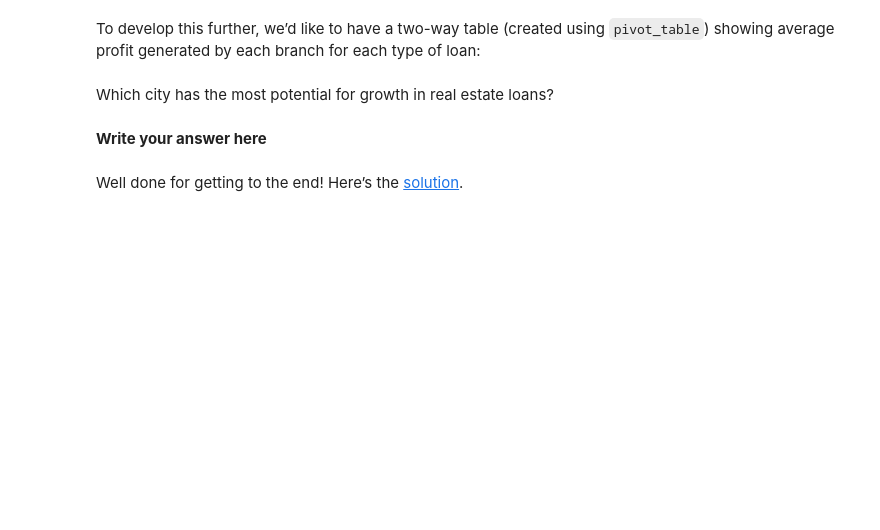
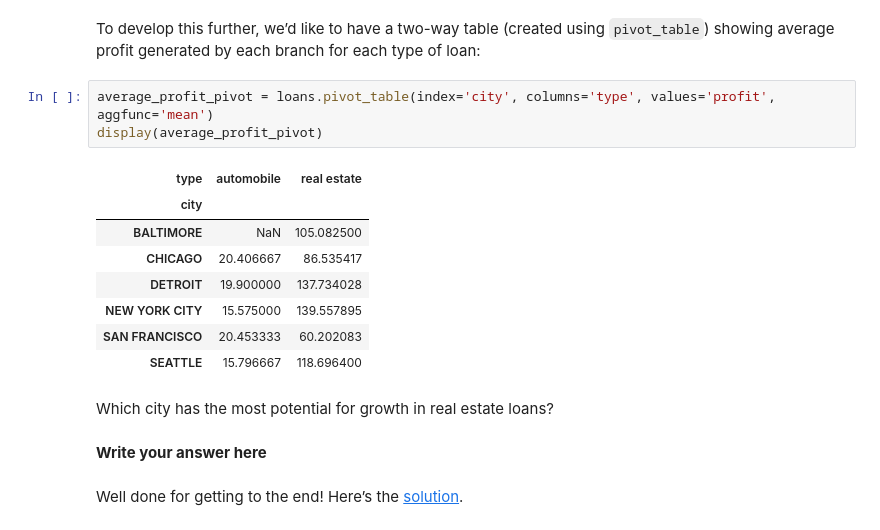
Before and after one commit to HafisMamoun/Open-ClassroomProjectVersion2, a Jupyter notebook: notebooks/P2/P2C4 - Aggregate Data Using Pandas.ipynb, the cells around one changed output. Drawn from its saved outputs; the diff is of its cells as text; blank space fills up the shorter version.

```diff
--- a/notebooks/P2/P2C4 - Aggregate Data Using Pandas.ipynb
+++ b/notebooks/P2/P2C4 - Aggregate Data Using Pandas.ipynb
@@ -39,5 +87,17 @@ Calculate the total profit earned at each branch by loan type. You need to prese
 # %% [markdown]
 To develop this further, we’d like to have a two-way table (created using `pivot_table`) showing average profit generated by each branch for each type of loan:
+# %%
+average_profit_pivot = loans.pivot_table(index='city', columns='type', values='profit', aggfunc='mean')
+display(average_profit_pivot)
+# %% [output]
+| type | automobile | real estate |
+| city |  |  |
+| BALTIMORE | NaN | 105.082500 |
+| CHICAGO | 20.406667 | 86.535417 |
+| DETROIT | 19.900000 | 137.734028 |
+| NEW YORK CITY | 15.575000 | 139.557895 |
+| SAN FRANCISCO | 20.453333 | 60.202083 |
+| SEATTLE | 15.796667 | 118.696400 |
 # %% [markdown]
 Which city has the most potential for growth in real estate loans?
 # %% [markdown]
```
Also changed, not shown: parts of 7 cells of this notebook.
